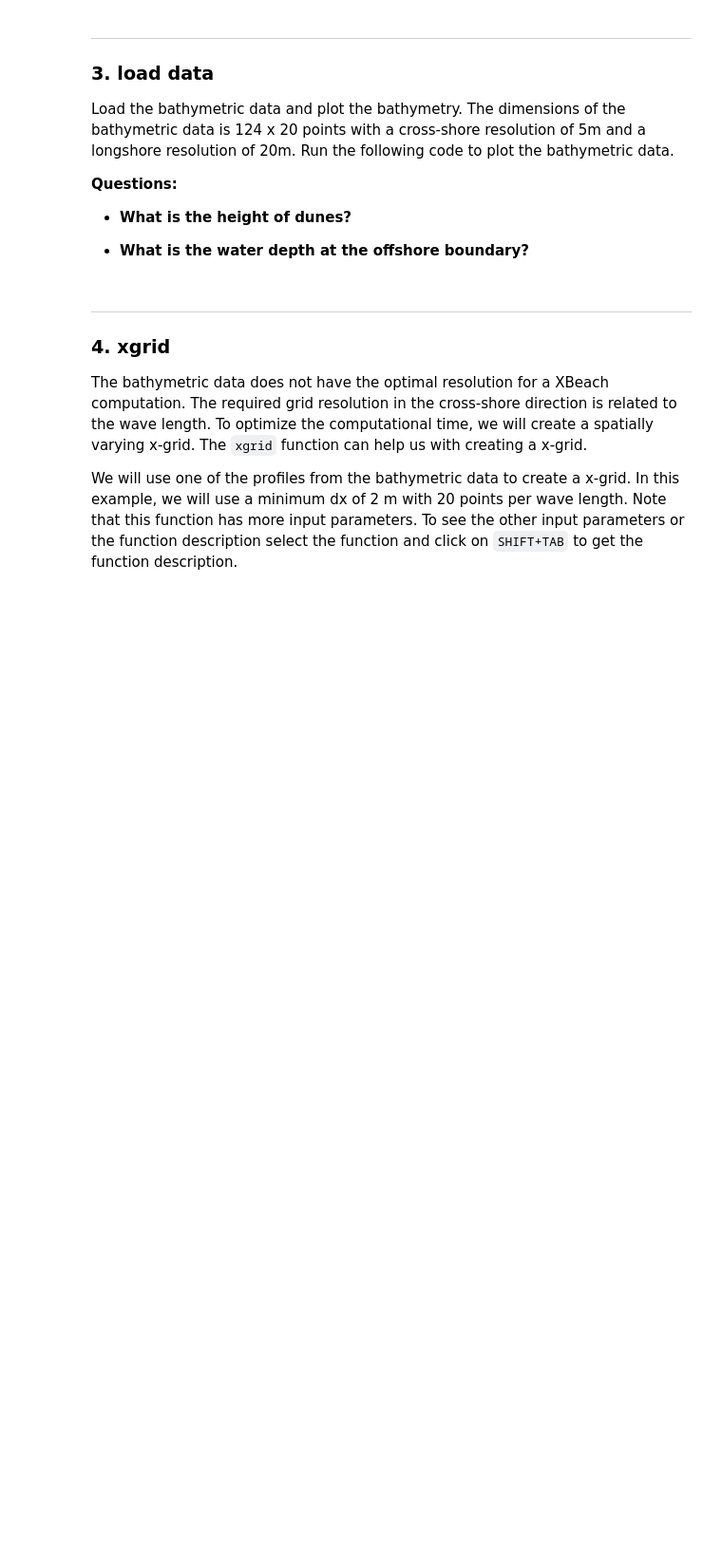
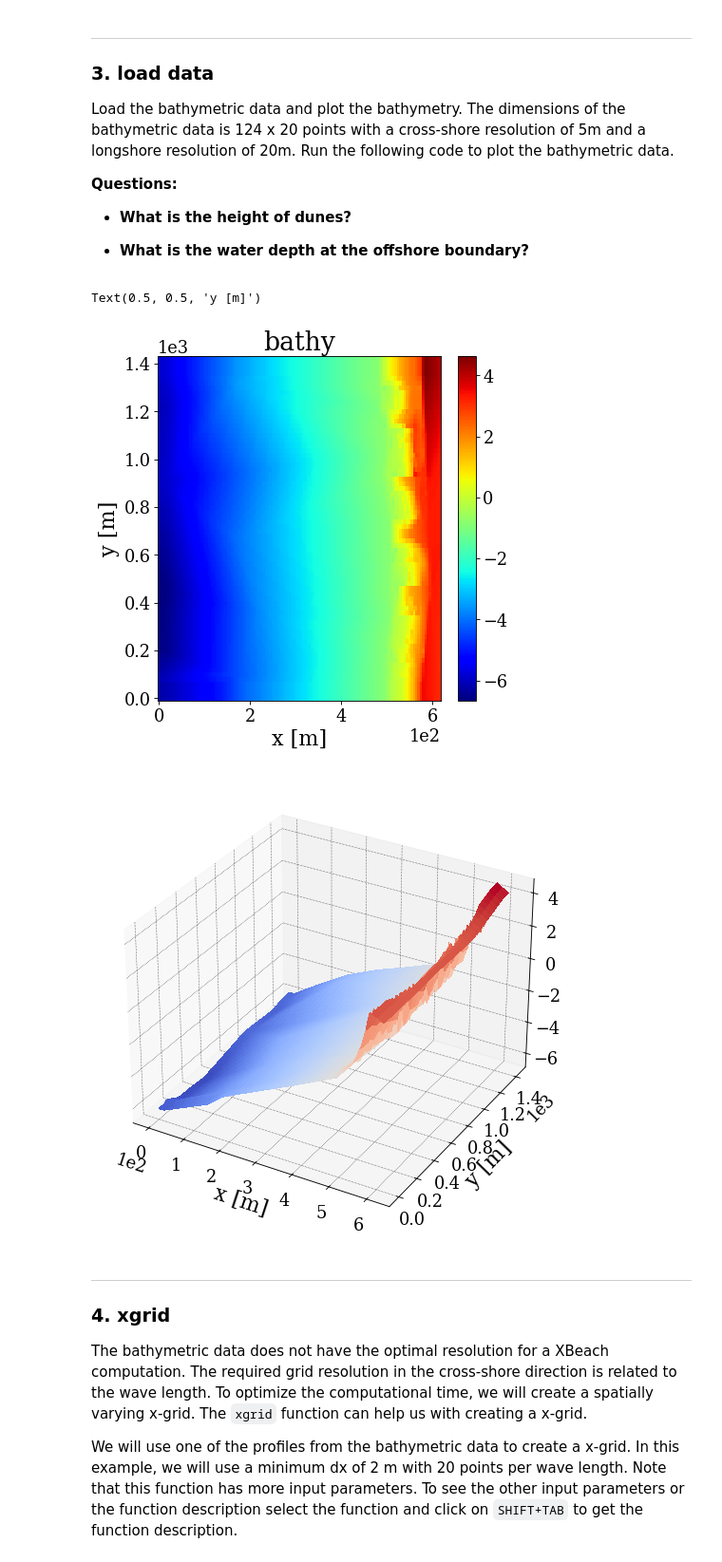
Before and after one commit to Seth-McKilla/XBeach-Course, a Jupyter notebook: Lessons/Python/BoscombeBeach/XBeach course.ipynb, the cells around one changed output. Shown at 95% size. Cells and saved outputs as stored; diff of their text form; code cells hidden in the pictures; blank space fills up the shorter version.

```diff
--- a/Lessons/Python/BoscombeBeach/XBeach course.ipynb
+++ b/Lessons/Python/BoscombeBeach/XBeach course.ipynb
@@ -77,34 +76,38 @@ Load the bathymetric data and plot the bathymetry. The dimensions of the bathyme
 * **What is the water depth at the offshore boundary?**
 # %%
 ## load data
-bathy = np.loadtxt(os.path.join('models','clean','bathy.dep'))
+bathy = np.loadtxt(os.path.join('models','bathy.dep'))
 
 ## set bathy grid
 nx = 124
 ny = 72
 dx = 5
 dy = 20
 
 x = np.linspace(0,(nx-1)*dx,nx)
 y = np.linspace(0,(ny-1)*dy,ny)
 
 X, Y = np.meshgrid(x,y)
 
 ## plot
 plt.figure()
 plt.pcolor(x,y,bathy)
 plt.colorbar()
 plt.xlabel('x [m]')
 plt.ylabel('y [m]')
 plt.title('bathy')
 
 
 
 fig     = plt.figure()
 ax      = Axes3D(fig)
 surf    = ax.plot_surface(X, Y, bathy, cmap=cm.coolwarm,  linewidth=0, antialiased=False)
 plt.xlabel('x [m]')
 plt.ylabel('y [m]')
+# %% [output]
+Text(0.5, 0.5, 'y [m]')
+[figure, added]
+[figure, added]
 # %% [markdown]
 ***
 ### 4. xgrid
```
Also changed, not shown: parts of 10 cells of this notebook, 14 other files.
